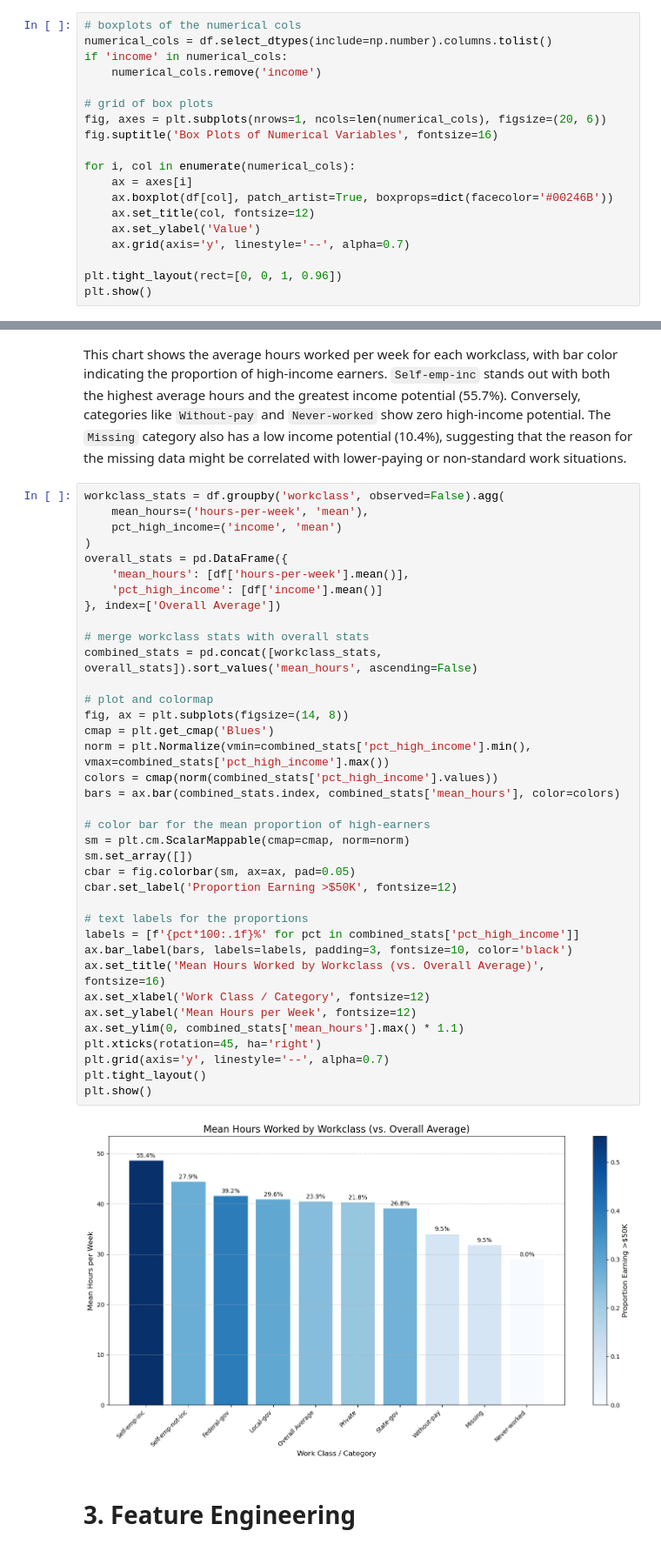
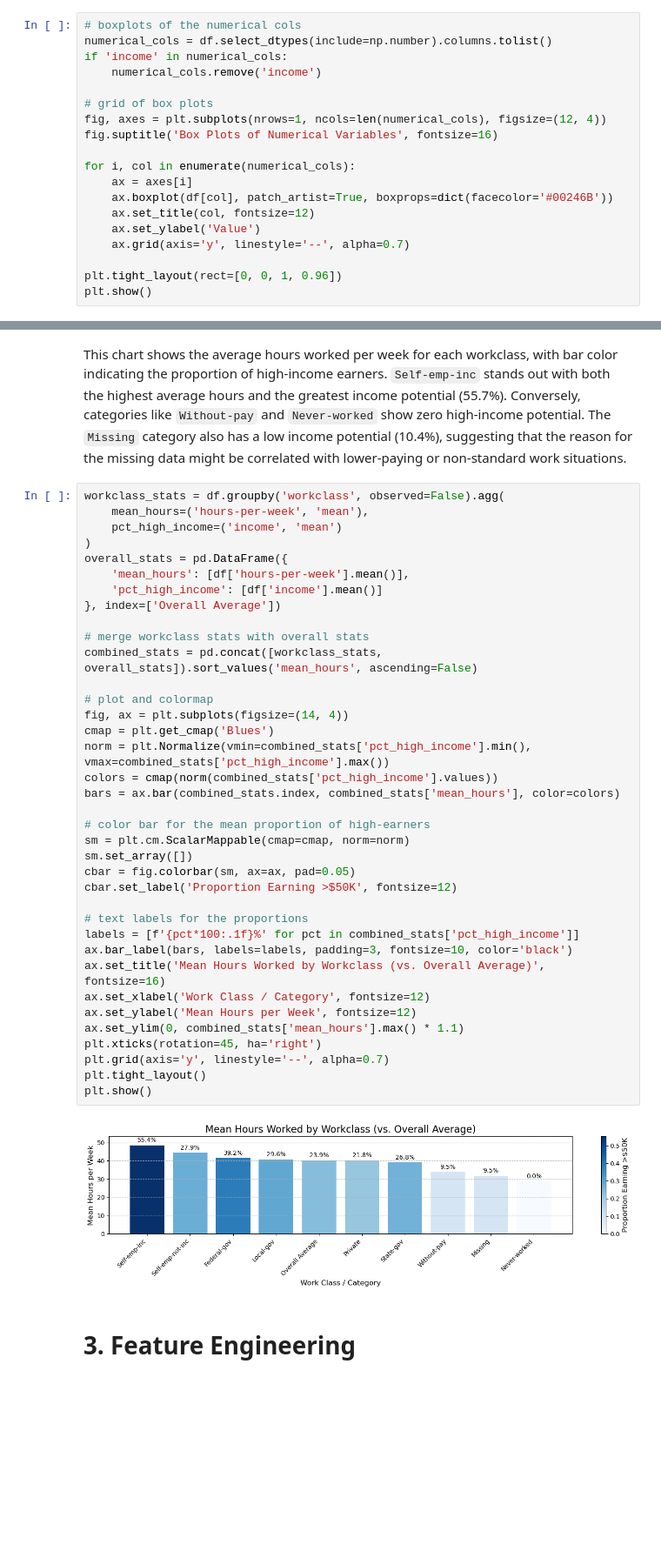
Before and after one commit to jnn-mllr/AML---final-project, a Jupyter notebook: notebooks/main.ipynb, the cells around one changed output, grey strips where cells are left out. Shown at 87% size. Cells and saved outputs as stored; diff of their text form; blank space fills up the shorter version.

```diff
--- a/notebooks/main.ipynb
+++ b/notebooks/main.ipynb
@@ -146,7 +144,7 @@ if 'income' in numerical_cols:
     numerical_cols.remove('income')
 
 # grid of box plots
-fig, axes = plt.subplots(nrows=1, ncols=len(numerical_cols), figsize=(20, 6))
+fig, axes = plt.subplots(nrows=1, ncols=len(numerical_cols), figsize=(12, 4))
 fig.suptitle('Box Plots of Numerical Variables', fontsize=16)
 
 for i, col in enumerate(numerical_cols):
@@ -255,35 +253,35 @@ overall_stats = pd.DataFrame({
     'pct_high_income': [df['income'].mean()]
 }, index=['Overall Average'])
 
 # merge workclass stats with overall stats
 combined_stats = pd.concat([workclass_stats, overall_stats]).sort_values('mean_hours', ascending=False)
 
 # plot and colormap
-fig, ax = plt.subplots(figsize=(14, 8))
+fig, ax = plt.subplots(figsize=(14, 4))
 cmap = plt.get_cmap('Blues')
 norm = plt.Normalize(vmin=combined_stats['pct_high_income'].min(), vmax=combined_stats['pct_high_income'].max())
 colors = cmap(norm(combined_stats['pct_high_income'].values))
 bars = ax.bar(combined_stats.index, combined_stats['mean_hours'], color=colors)
 
 # color bar for the mean proportion of high-earners
 sm = plt.cm.ScalarMappable(cmap=cmap, norm=norm)
 sm.set_array([])
 cbar = fig.colorbar(sm, ax=ax, pad=0.05)
 cbar.set_label('Proportion Earning >$50K', fontsize=12)
 
 # text labels for the proportions
 labels = [f'{pct*100:.1f}%' for pct in combined_stats['pct_high_income']]
 ax.bar_label(bars, labels=labels, padding=3, fontsize=10, color='black')
 ax.set_title('Mean Hours Worked by Workclass (vs. Overall Average)', fontsize=16)
 ax.set_xlabel('Work Class / Category', fontsize=12)
 ax.set_ylabel('Mean Hours per Week', fontsize=12)
 ax.set_ylim(0, combined_stats['mean_hours'].max() * 1.1)
 plt.xticks(rotation=45, ha='right')
 plt.grid(axis='y', linestyle='--', alpha=0.7)
 plt.tight_layout()
 plt.show()
 # %% [output]
-[figure, old version]
+[figure, new version]
 # %% [markdown]
 
 # 3. Feature Engineering
```
Also changed, not shown: parts of 35 cells of this notebook, 4 other files.
